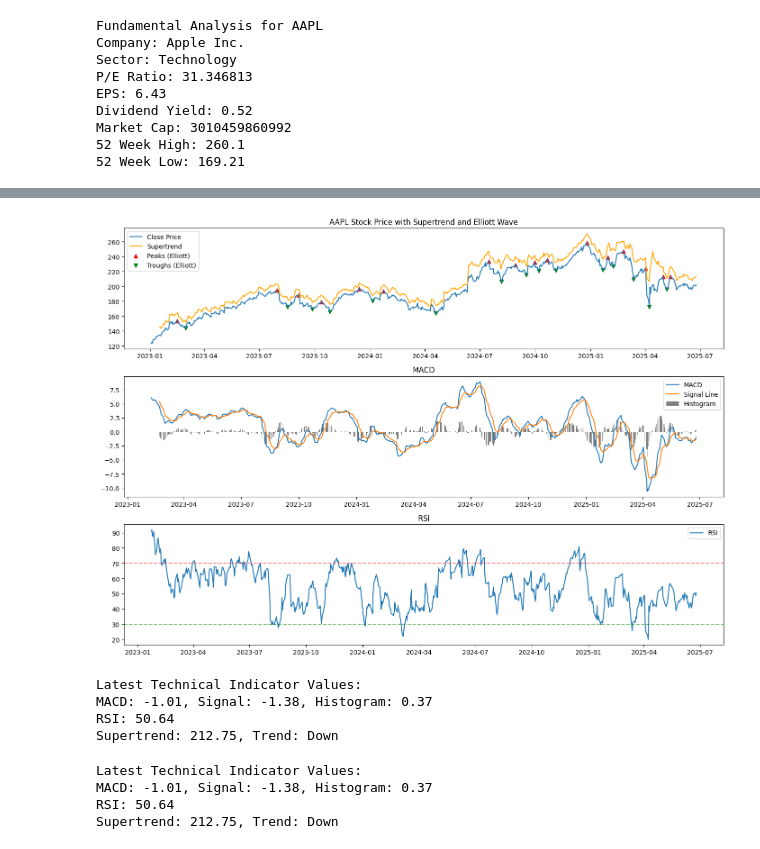
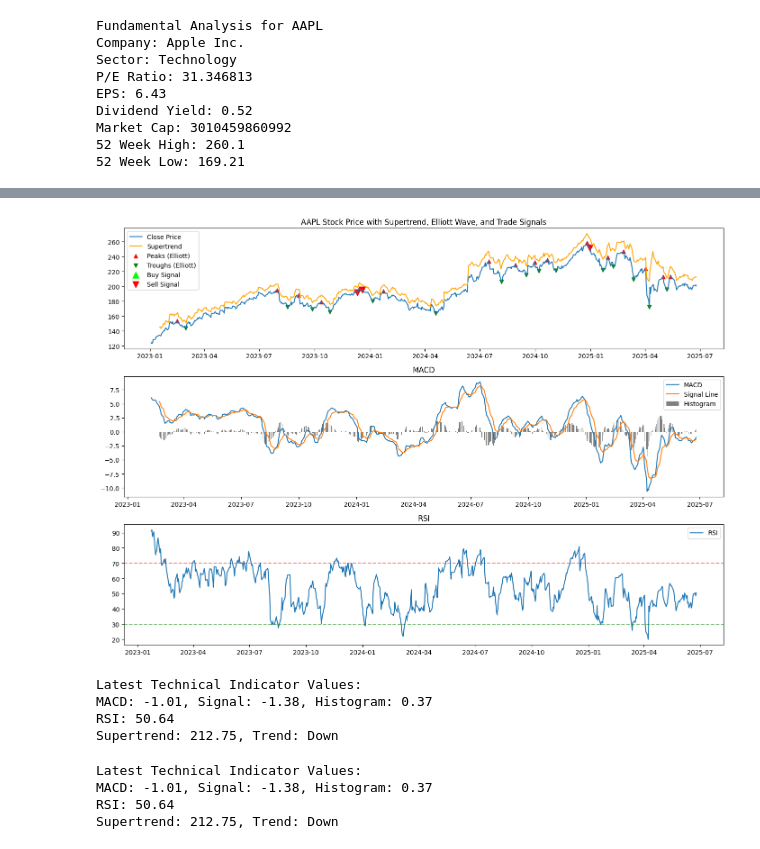
Before and after one commit to harjeet88/stock-prediction, a Jupyter notebook: grok/stock_trader_v1.ipynb, the cells around one changed output, grey strips where cells are left out. Drawn from its saved outputs; the diff is of its cells as text; code cells hidden in the pictures.

```diff
--- a/grok/stock_trader_v1.ipynb
+++ b/grok/stock_trader_v1.ipynb
@@ -110,3 +108,31 @@ def detect_elliott_wave(df, prominence=0.05):
     return peaks, troughs
 
 peaks, troughs = detect_elliott_wave(df)
+# %%
+# Generate Trade Signals
+def generate_trade_signals(df):
+    buy_signals = []
+    sell_signals = []
+    df["Signal"] = 0  # 0: No signal, 1: Buy, -1: Sell
+
+    for i in range(1, len(df)):
+        # Buy: MACD crossover, RSI < 40, price above Supertrend, near trough
+        if (df["MACD"].iloc[i] > df["MACD_Signal"].iloc[i] and
+            df["MACD"].iloc[i-1] <= df["MACD_Signal"].iloc[i-1] and
+            df["RSI"].iloc[i] < 40 and
+            df["Trend"].iloc[i] and
+            any(abs(i - t) <= 5 for t in troughs)):
+            df["Signal"].iloc[i] = 1
+            buy_signals.append(i)
+        # Sell: MACD crossunder, RSI > 60, price below Supertrend, near peak
+        elif (df["MACD"].iloc[i] < df["MACD_Signal"].iloc[i] and
+              df["MACD"].iloc[i-1] >= df["MACD_Signal"].iloc[i-1] and
+              df["RSI"].iloc[i] > 60 and
+              not df["Trend"].iloc[i] and
+              any(abs(i - p) <= 5 for p in peaks)):
+            df["Signal"].iloc[i] = -1
+            sell_signals.append(i)
+
+    return buy_signals, sell_signals
+
+buy_signals, sell_signals = generate_trade_signals(df)
@@ -113,47 +157,38 @@ peaks, troughs = detect_elliott_wave(df)
 # %%
 # Plotting
 plt.figure(figsize=(14, 10))
 
-# Price and Supertrend
+# Price and Supertrend with Signals
 plt.subplot(3, 1, 1)
 plt.plot(df.index, df["Close"], label="Close Price")
 plt.plot(df.index, df["Supertrend"], label="Supertrend", color="orange")
 plt.scatter(df.index[peaks], df["Close"].iloc[peaks], color="red", marker="^", label="Peaks (Elliott)")
 plt.scatter(df.index[troughs], df["Close"].iloc[troughs], color="green", marker="v", label="Troughs (Elliott)")
-plt.title(f"{ticker} Stock Price with Supertrend and Elliott Wave")
+plt.scatter(df.index[buy_signals], df["Close"].iloc[buy_signals], color="lime", marker="^", s=100, label="Buy Signal")
+plt.scatter(df.index[sell_signals], df["Close"].iloc[sell_signals], color="red", marker="v", s=100, label="Sell Signal")
+plt.title(f"{ticker} Stock Price with Supertrend, Elliott Wave, and Trade Signals")
 plt.legend()
 
 # MACD
 plt.subplot(3, 1, 2)
 plt.plot(df.index, df["MACD"], label="MACD")
 plt.plot(df.index, df["MACD_Signal"], label="Signal Line")
 plt.bar(df.index, df["MACD_Hist"], label="Histogram", color="gray")
 plt.title("MACD")
 plt.legend()
 
 # RSI
 plt.subplot(3, 1, 3)
 plt.plot(df.index, df["RSI"], label="RSI")
 plt.axhline(70, color="red", linestyle="--", alpha=0.5)
 plt.axhline(30, color="green", linestyle="--", alpha=0.5)
 plt.title("RSI")
 plt.legend()
 
 plt.tight_layout()
 plt.show()
 # %% [output]
-[figure, old version]
+[figure, new version]
-# %%
-# Print latest indicator values
-print("\nLatest Technical Indicator Values:")
-print(f"MACD: {df['MACD'].iloc[-1]:.2f}, Signal: {df['MACD_Signal'].iloc[-1]:.2f}, Histogram: {df['MACD_Hist'].iloc[-1]:.2f}")
-print(f"RSI: {df['RSI'].iloc[-1]:.2f}")
-print(f"Supertrend: {df['Supertrend'].iloc[-1]:.2f}, Trend: {'Up' if df['Trend'].iloc[-1] else 'Down'}")
-# %% [output]
-Latest Technical Indicator Values:
-MACD: -1.01, Signal: -1.38, Histogram: 0.37
-RSI: 50.64
-Supertrend: 212.75, Trend: Down
 # %%
 # Print latest indicator values and trade signals
 print("\nLatest Technical Indicator Values:")
@@ -165,3 +200,14 @@ Latest Technical Indicator Values:
 MACD: -1.01, Signal: -1.38, Histogram: 0.37
 RSI: 50.64
 Supertrend: 212.75, Trend: Down
+# %%
+# Print latest indicator values and trade signals
+print("\nLatest Technical Indicator Values:")
+print(f"MACD: {df['MACD'].iloc[-1]:.2f}, Signal: {df['MACD_Signal'].iloc[-1]:.2f}, Histogram: {df['MACD_Hist'].iloc[-1]:.2f}")
+print(f"RSI: {df['RSI'].iloc[-1]:.2f}")
+print(f"Supertrend: {df['Supertrend'].iloc[-1]:.2f}, Trend: {'Up' if df['Trend'].iloc[-1] else 'Down'}")
+# %% [output]
+Latest Technical Indicator Values:
+MACD: -1.01, Signal: -1.38, Histogram: 0.37
+RSI: 50.64
+Supertrend: 212.75, Trend: Down
```
Also changed, not shown: parts of 8 cells of this notebook.
